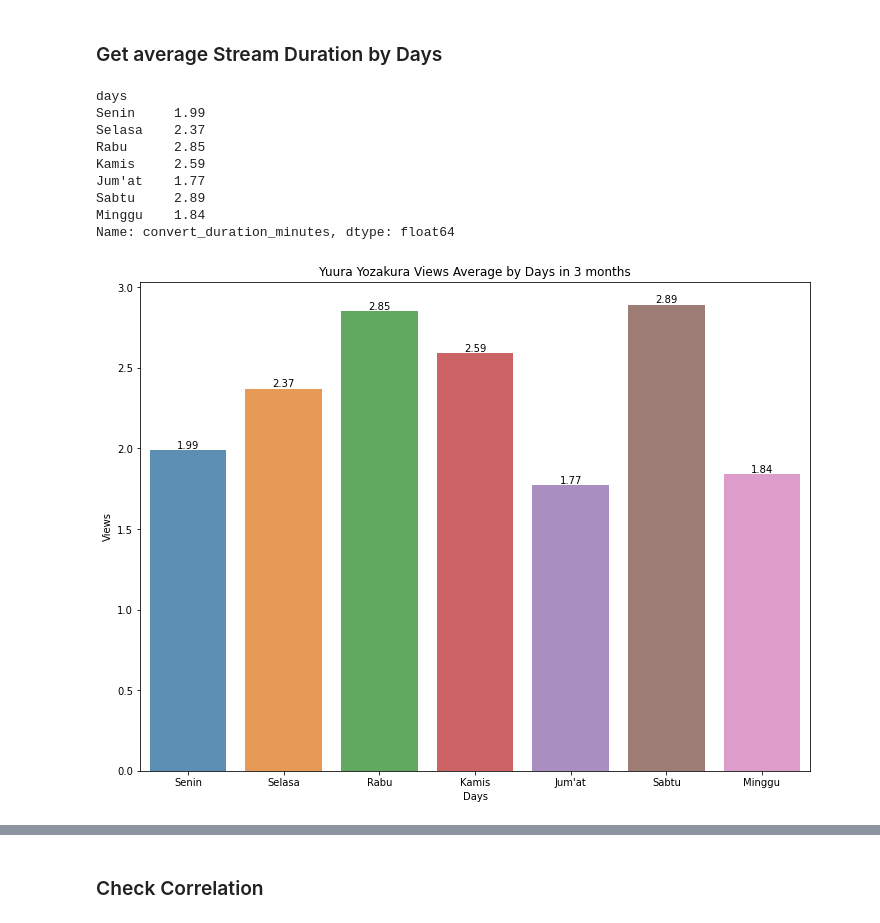
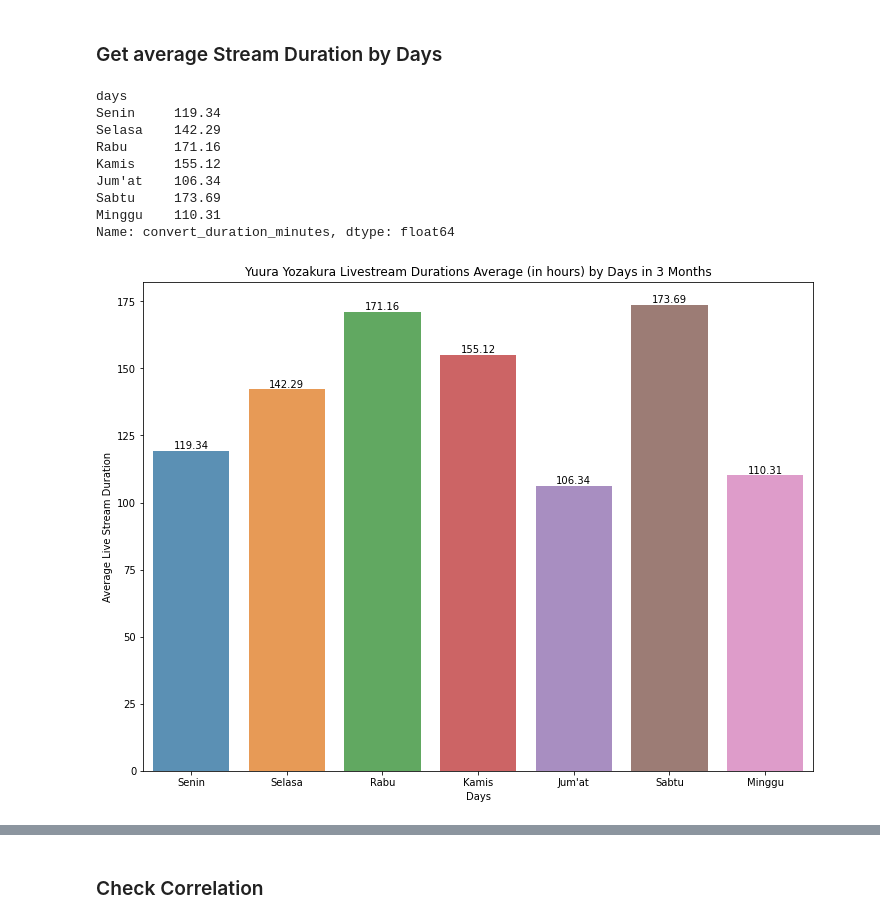
Before and after one commit to shandytp/livium-gen1-report, a Jupyter notebook: yuura-analysis.ipynb, the cells around one changed output, grey strips where cells are left out. Cells and saved outputs as stored; diff of their text form; code cells hidden in the pictures.

```diff
--- a/yuura-analysis.ipynb
+++ b/yuura-analysis.ipynb
@@ -326,20 +330,20 @@ plot_distribution(data=data, col="convert_duration_minutes")
 # %% [markdown]
 ### Get average Stream Duration by Days
 # %%
-avg_stream_duration_days = round(data.groupby('days')['convert_duration_minutes'].mean().reindex(["Senin","Selasa","Rabu","Kamis","Jum'at","Sabtu","Minggu"]) / 60, 2)
+avg_stream_duration_days = round(data.groupby('days')['convert_duration_minutes'].mean().reindex(["Senin","Selasa","Rabu","Kamis","Jum'at","Sabtu","Minggu"]), 2)
 # %%
 avg_stream_duration_days
 # %% [output]
 days
-Senin     1.99
-Selasa    2.37
-Rabu      2.85
-Kamis     2.59
-Jum'at    1.77
-Sabtu     2.89
-Minggu    1.84
+Senin     119.34
+Selasa    142.29
+Rabu      171.16
+Kamis     155.12
+Jum'at    106.34
+Sabtu     173.69
+Minggu    110.31
 Name: convert_duration_minutes, dtype: float64
 # %%
-plot_avg_days_views(data=data, var_name=avg_stream_duration_days, username=USERNAME)
+plot_avg_duration_stream_days(data=data, var_name=avg_stream_duration_days, username=USERNAME)
 # %% [output]
-[figure, old version]
+[figure, new version]
```
Also changed, not shown: parts of 3 cells of this notebook, 4 other files.
